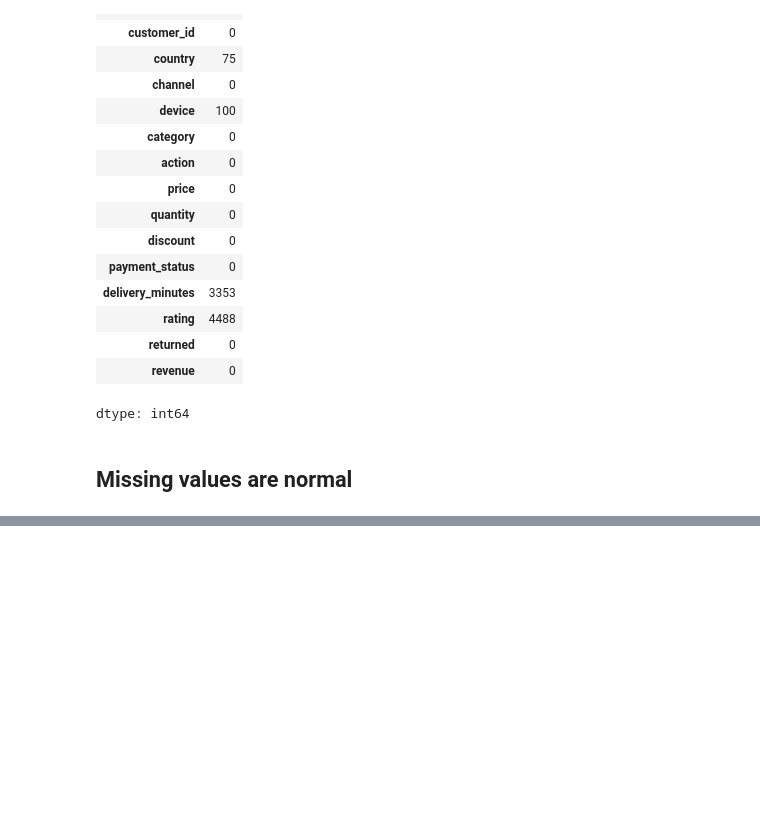
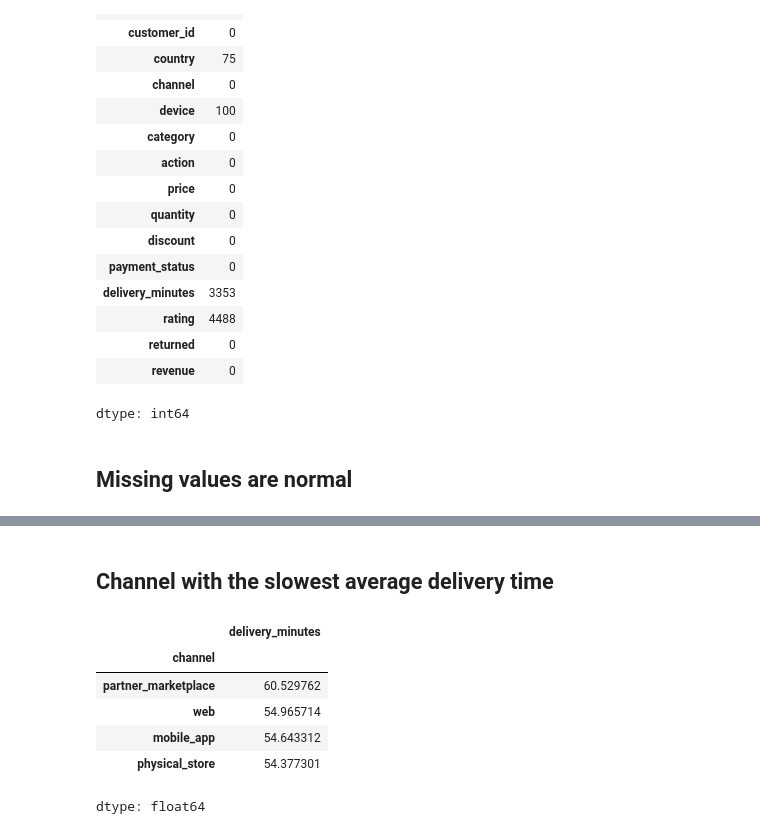
Before and after one commit to stacykeago/Big-Data, a Jupyter notebook: customerevents.ipynb, the cells around one changed output, grey strips where cells are left out. Drawn from its saved outputs; the diff is of its cells as text; code cells hidden in the pictures; blank space fills up the shorter version.

```diff
--- a/customerevents.ipynb
+++ b/customerevents.ipynb
@@ -97,0 +134,12 @@ dtype: int64
+# %% [markdown]
+## Channel with the slowest average delivery time
+# %%
+customer.groupby('channel')['delivery_minutes'].mean().sort_values(ascending=False)
+# %% [output]
+|  | delivery_minutes |
+| channel |  |
+| partner_marketplace | 60.529762 |
+| web | 54.965714 |
+| mobile_app | 54.643312 |
+| physical_store | 54.377301 |
+dtype: float64
```
Also changed, not shown: parts of 13 cells of this notebook.
